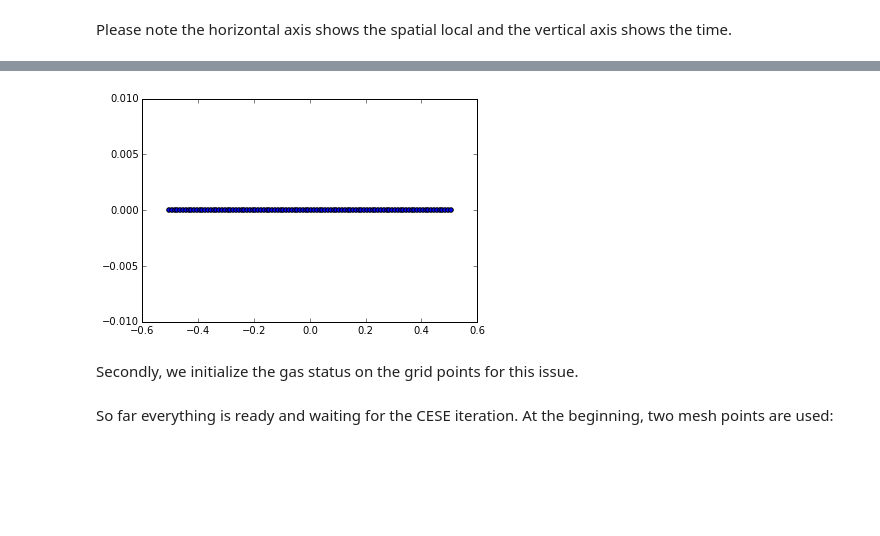
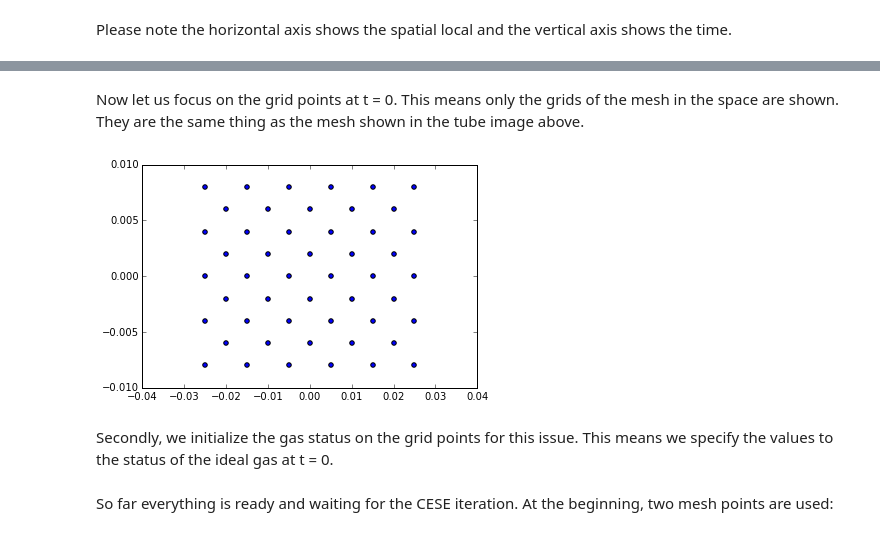
Before and after one commit to solvcon/solvcon, a Jupyter notebook: sandbox/gas/tube/sodtube1d.ipynb, the cells around one changed output, grey strips where cells are left out. Cells and saved outputs as stored; diff of their text form; code cells hidden in the pictures; blank space fills up the shorter version.

```diff
--- a/sandbox/gas/tube/sodtube1d.ipynb
+++ b/sandbox/gas/tube/sodtube1d.ipynb
@@ -31,12 +29,11 @@ Now let us focus on the grid points at t = 0.
-# %%
-import sodtube1d.generator_mesh as gmesh
-generator_mesh = gmesh.Mesher()
-generator_mesh.gen_mesh()
-generator_mesh.show_mesh_ipython_nb()
-# %% [output]
-[figure, removed]
+# %% [markdown]
+Now let us focus on the grid points at t = 0. This means only the grids of the mesh in the space are shown. They are the same thing as the mesh shown in the tube image above.
+# %%
+generator_mesh.show_mesh_in_space_time_ipynb(highlight=True, bound_x=0.0250, bound_t=0.02)
+# %% [output]
+[figure, added]
 # %% [markdown]
-Secondly, we initialize the gas status on the grid points for this issue.
+Secondly, we initialize the gas status on the grid points for this issue. This means we specify the values to the status of the ideal gas at t = 0.
 # %% [markdown]
 So far everything is ready and waiting for the CESE iteration. At the beginning, two mesh points are used:
 # %%
```
Also changed, not shown: parts of 2 cells of this notebook.
